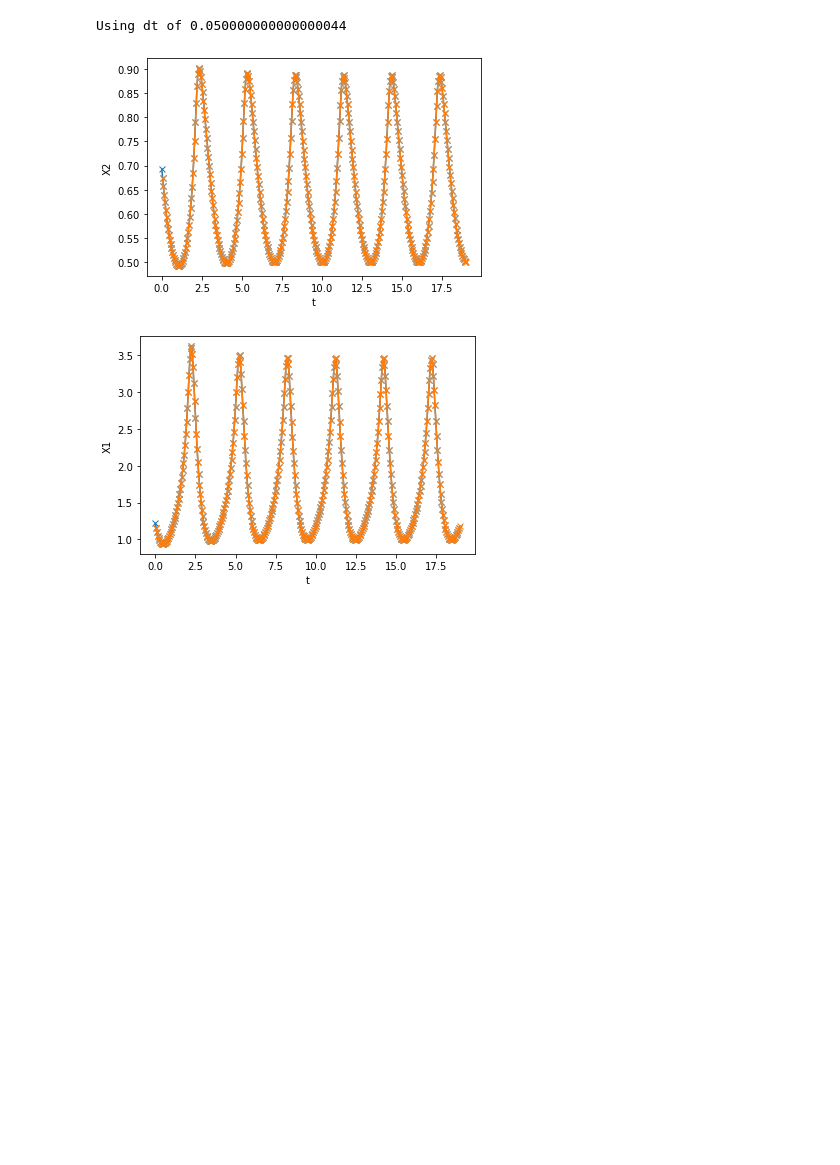
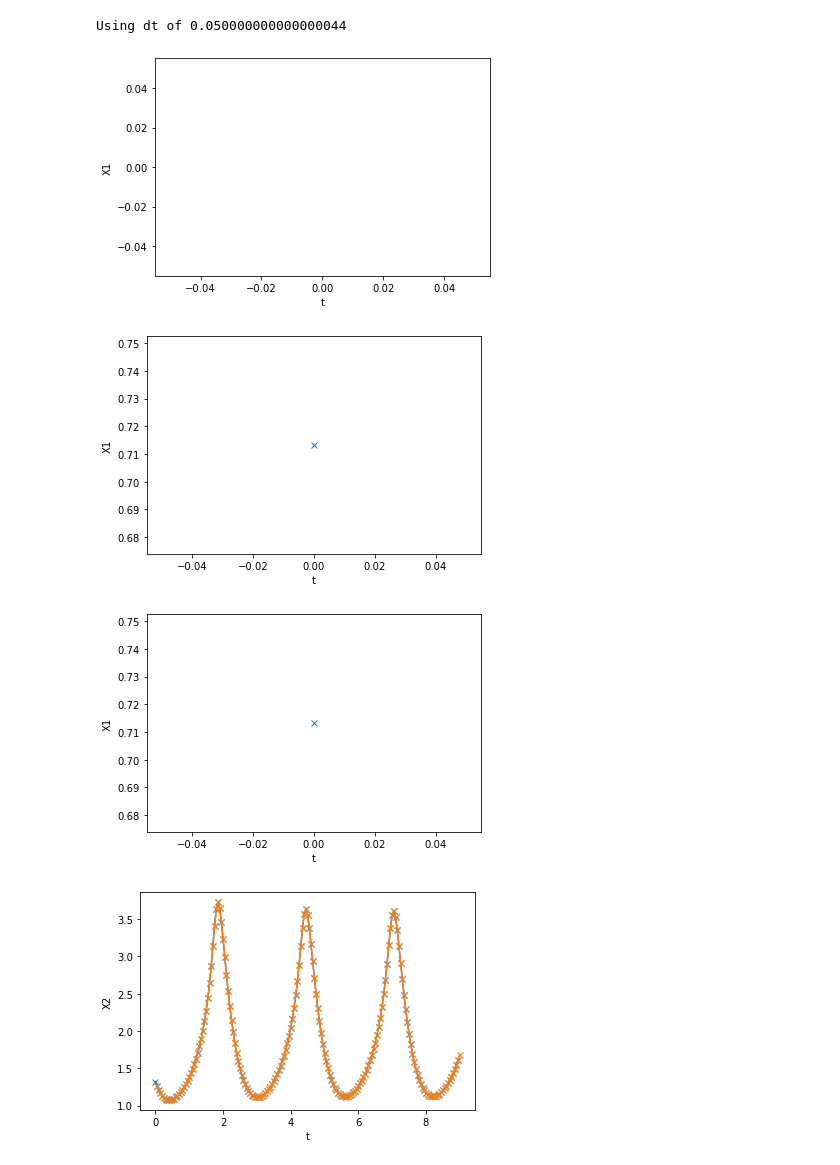
Before and after one commit to saurabhmalani1994/PartialObservations, a Jupyter notebook: Plot_Notebook-Copy1.ipynb, the cells around one changed output. Drawn from its saved outputs; the diff is of its cells as text; code cells hidden in the pictures; blank space fills up the shorter version.

```diff
--- a/Plot_Notebook-Copy1.ipynb
+++ b/Plot_Notebook-Copy1.ipynb
@@ -57,32 +57,54 @@ plt.savefig('Figures/trainingloss_learningrate.png')
 # %%
 # Da = config["PAR"]["Da"]
-Da = 0.3
+Da = 0.33
 
-dataset_test = CSTRDataset(1, config["DATA"]["TMAX"]*2,
-                           config["DATA"]["L_TRAJECTORIES"]*2,
+dataset_test = CSTRDataset(1, config["DATA"]["TMAX"],
+                           config["DATA"]["L_TRAJECTORIES"],
                            Da=Da,
                            B=config["PAR"]["B"],
                            beta=config["PAR"]["beta"])
 
 fig = plt.figure()
 ax = fig.add_subplot(111)
+# ax.plot(dataset_test.tt[:-1][dataset_test.x1[0]>0], dataset_test.x1[0][dataset_test.x1[0]>0], 'x-')
+ax.plot(dataset_test.tt[1:][dataset_test.x1_out[0]>0], dataset_test.x1_out[0][dataset_test.x1_out[0]>0], 'x-')
+ax.set_xlabel('t')
+ax.set_ylabel('X1')
+# plt.savefig(config["DATA"]["PATH"]+'test_data.pdf')
+plt.show()
+plt.close()
+
+fig = plt.figure()
+ax = fig.add_subplot(111)
+ax.plot(dataset_test.tt[:-1][dataset_test.x1[0]>0], dataset_test.x1[0][dataset_test.x1[0]>0], 'x-')
+# ax.plot(dataset_test.tt[1:][dataset_test.x1_out[0]>0], dataset_test.x1_out[0][dataset_test.x1_out[0]>0], 'x-')
+ax.set_xlabel('t')
+ax.set_ylabel('X1')
+# plt.savefig(config["DATA"]["PATH"]+'test_data.pdf')
+plt.show()
+plt.close()
+
+fig = plt.figure()
+ax = fig.add_subplot(111)
 ax.plot(dataset_test.tt[:-1][dataset_test.x1[0]>0], dataset_test.x1[0][dataset_test.x1[0]>0], 'x-')
 ax.plot(dataset_test.tt[1:][dataset_test.x1_out[0]>0], dataset_test.x1_out[0][dataset_test.x1_out[0]>0], 'x-')
 ax.set_xlabel('t')
-ax.set_ylabel('X2')
+ax.set_ylabel('X1')
 # plt.savefig(config["DATA"]["PATH"]+'test_data.pdf')
 plt.show()
 plt.close()
 
 fig = plt.figure()
 ax = fig.add_subplot(111)
 ax.plot(dataset_test.tt[:-1], dataset_test.x2[0], 'x-')
 ax.plot(dataset_test.tt[1:], dataset_test.x2_out[0], 'x-')
 ax.set_xlabel('t')
-ax.set_ylabel('X1')
+ax.set_ylabel('X2')
 plt.show()
 plt.close()
 # %% [output]
 Using dt of 0.050000000000000044
-[figure, old version]
+[figure, new version]
-[figure, old version]
+[figure, new version]
+[figure, added]
+[figure, added]
```
Also changed, not shown: parts of 10 cells of this notebook, 59 other files.
